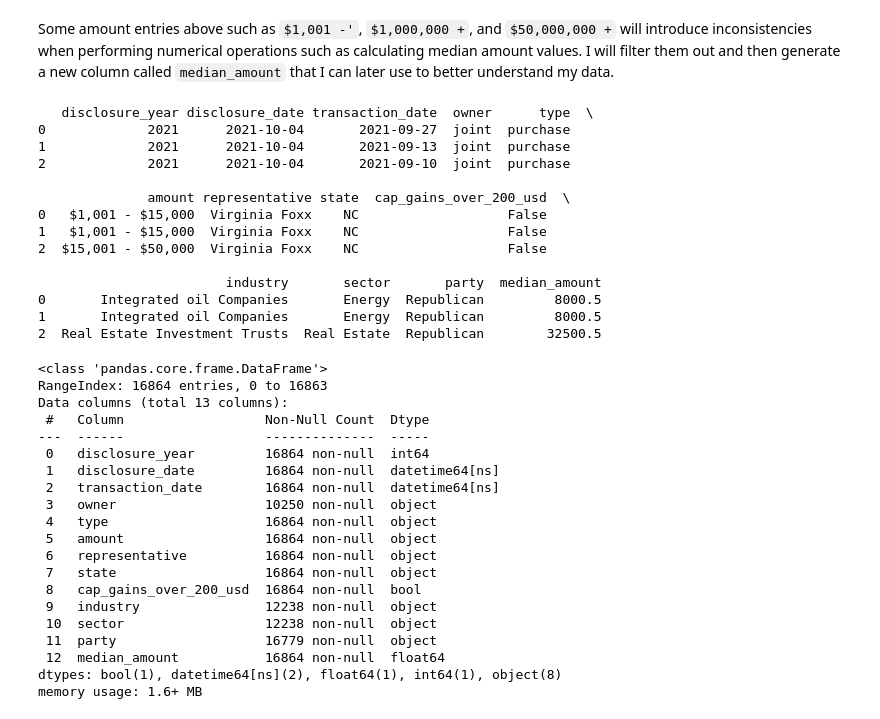
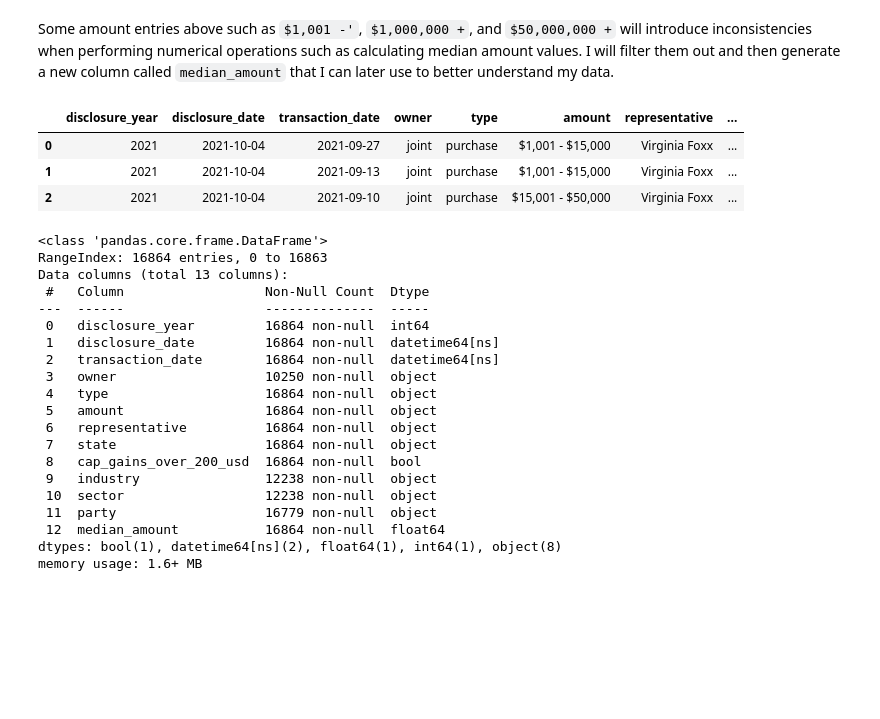
Before and after one commit to tobuya/exploratory-data-analysis, a Jupyter notebook: stocks/stocks.ipynb, the cells around one changed output. Drawn from its saved outputs; the diff is of its cells as text; code cells hidden in the pictures; blank space fills up the shorter version.

```diff
--- a/stocks/stocks.ipynb
+++ b/stocks/stocks.ipynb
@@ -134,47 +134,37 @@ Some amount entries above such as `$1,001 -'`, `$1,000,000 +`, and `$50,000,000
 # %%
 # Filter out entries ending with '-' or '+' sign
 def filter_range_signs(x):
     return not (x.strip().endswith('-') or x.strip().endswith('+'))
 
 # Filter out specific ranges
 def filter_specific_ranges(x):
     specific_ranges = ['$1,000 - $15,000', '$15,000 - $50,000', '$1,000,000 - $5,000,000']
     return x not in specific_ranges
 
 stocks = stocks[stocks['amount'].apply(filter_range_signs)]
 stocks = stocks[stocks['amount'].apply(filter_specific_ranges)]
 stocks.reset_index(drop=True, inplace=True)
 
 # Split, clean, and calculate the median
 def split_and_clean(x):
     if pd.isna(x):
         return x
     try:
         parts = x.replace('$', '').replace(',', '').split(' - ')
         if len(parts) == 2:
             lower, upper = map(int, parts)
             return (lower + upper) / 2
         return None
     except:
         return None
 
 stocks['median_amount'] = stocks['amount'].apply(split_and_clean)
-print(stocks.head(3))
+stocks.head(3)
 # %% [output]
-   disclosure_year disclosure_date transaction_date  owner      type  \
-0             2021      2021-10-04       2021-09-27  joint  purchase
-1             2021      2021-10-04       2021-09-13  joint  purchase
-2             2021      2021-10-04       2021-09-10  joint  purchase
-
-              amount representative state  cap_gains_over_200_usd  \
-0   $1,001 - $15,000  Virginia Foxx    NC                   False
-1   $1,001 - $15,000  Virginia Foxx    NC                   False
-2  $15,001 - $50,000  Virginia Foxx    NC                   False
-
-                        industry       sector       party  median_amount
-0       Integrated oil Companies       Energy  Republican         8000.5
-1       Integrated oil Companies       Energy  Republican         8000.5
-2  Real Estate Investment Trusts  Real Estate  Republican        32500.5
+|  | disclosure_year | disclosure_date | transaction_date | owner | type | amount | representative | ... |
+| 0 | 2021 | 2021-10-04 | 2021-09-27 | joint | purchase | $1,001 - $15,000 | Virginia Foxx | ... |
+| 1 | 2021 | 2021-10-04 | 2021-09-13 | joint | purchase | $1,001 - $15,000 | Virginia Foxx | ... |
+| 2 | 2021 | 2021-10-04 | 2021-09-10 | joint | purchase | $15,001 - $50,000 | Virginia Foxx | ... |
 # %%
 # Display basic information about the dataset after clean-up
 display_dataset_info(stocks)
```
